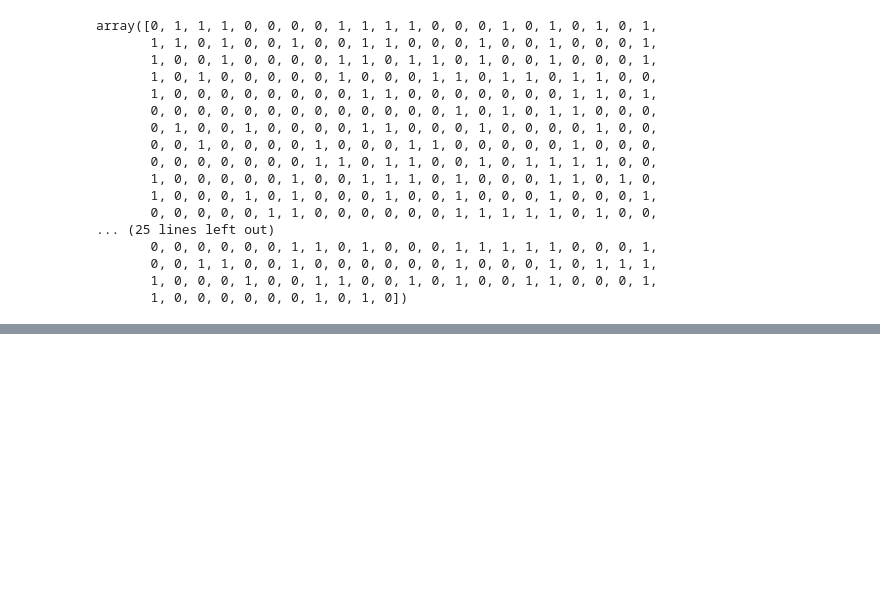
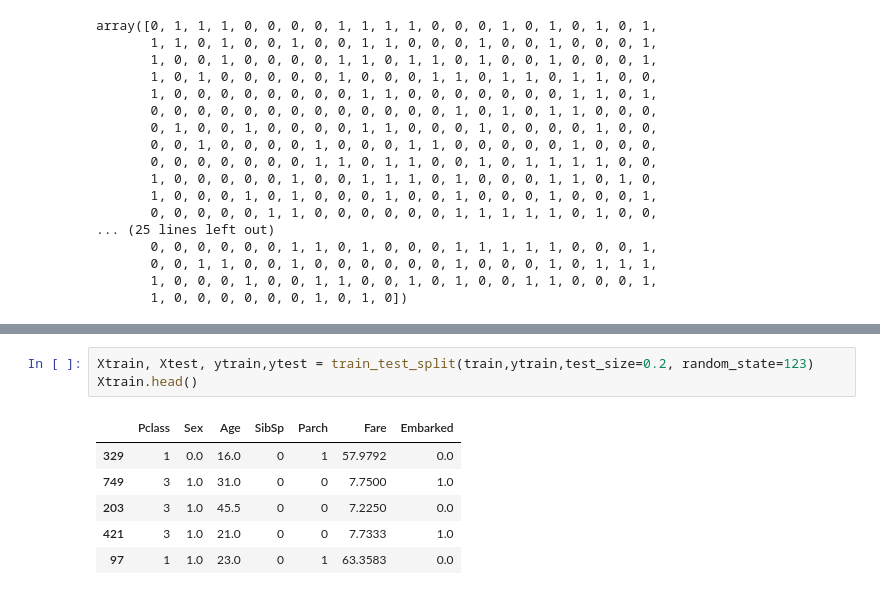
Before and after one commit to GabrielaRomoM/TAM-2025-2, a Jupyter notebook: Clases/Class_161025.ipynb, the cells around one changed output, grey strips where cells are left out. Cells and saved outputs as stored; diff of their text form; blank space fills up the shorter version.

```diff
--- a/Clases/Class_161025.ipynb
+++ b/Clases/Class_161025.ipynb
@@ -150,0 +294,10 @@ plt.show()
+# %%
+Xtrain, Xtest, ytrain,ytest = train_test_split(train,ytrain,test_size=0.2, random_state=123)
+Xtrain.head()
+# %% [output]
+|  | Pclass | Sex | Age | SibSp | Parch | Fare | Embarked |
+| 329 | 1 | 0.0 | 16.0 | 0 | 1 | 57.9792 | 0.0 |
+| 749 | 3 | 1.0 | 31.0 | 0 | 0 | 7.7500 | 1.0 |
+| 203 | 3 | 1.0 | 45.5 | 0 | 0 | 7.2250 | 0.0 |
+| 421 | 3 | 1.0 | 21.0 | 0 | 0 | 7.7333 | 1.0 |
+| 97 | 1 | 1.0 | 23.0 | 0 | 1 | 63.3583 | 0.0 |
```
Also changed, not shown: parts of 5 cells of this notebook.
